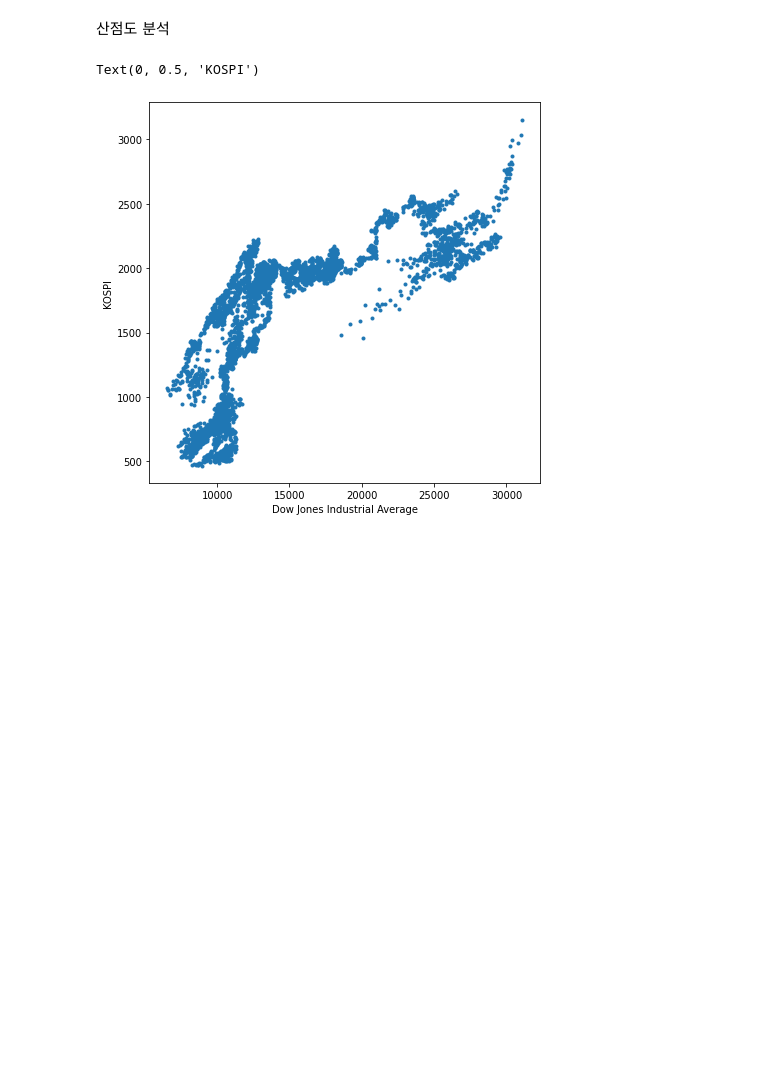
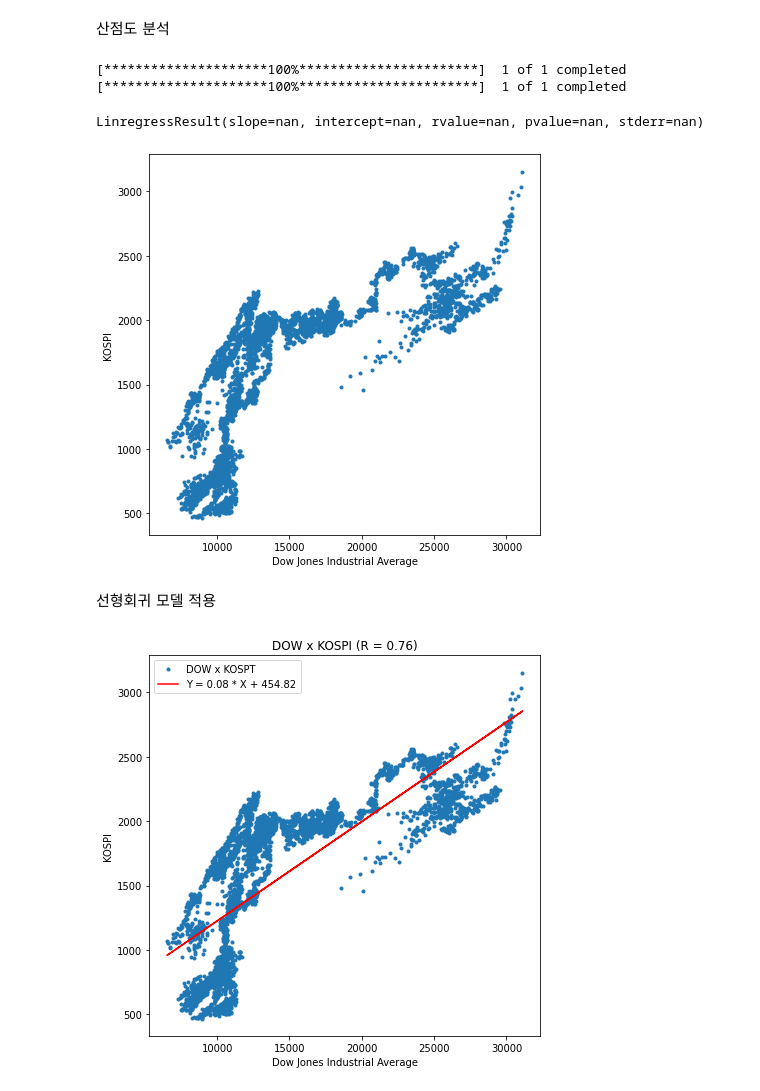
Before and after one commit to Dltmd202/StockAnalytics, a Jupyter notebook: StockAnalytics.ipynb, the cells around one changed output. Cells and saved outputs as stored; diff of their text form; code cells hidden in the pictures; blank space fills up the shorter version.

```diff
--- a/StockAnalytics.ipynb
+++ b/StockAnalytics.ipynb
@@ -237,7 +256,7 @@ plt.show()
 # %% [markdown]
 산점도 분석
 # %%
-
+import pandas as pd
 
 dow = pdr.get_data_yahoo('^DJI','2000-01-04')
 kospi = pdr.get_data_yahoo('^KS11','2000-01-04')
@@ -245,11 +264,39 @@ kospi = pdr.get_data_yahoo('^KS11','2000-01-04')
 df = pd.DataFrame({'DOW':dow['Close'] , 'KOSPI':kospi['Close']})
 df.fillna(method='bfill')
 df.fillna(method='ffill')
-
-plt.figure(figsize=(7,7))
-plt.scatter(df['DOW'],df['KOSPI'],marker='.')
-plt.xlabel("Dow Jones Industrial Average")
-plt.ylabel("KOSPI")
 # %% [output]
-Text(0, 0.5, 'KOSPI')
+[*********************100%***********************]  1 of 1 completed
+[*********************100%***********************]  1 of 1 completed
+LinregressResult(slope=nan, intercept=nan, rvalue=nan, pvalue=nan, stderr=nan)
 [figure]
+# %% [markdown]
+선형회귀 모델 적용
+# %%
+import yfinance as yf
+import pandas_datareader as pdr
+import pandas as pd
+import matplotlib.pyplot as plt
+from scipy import stats
+
+yf.pdr_override()
+dow = pdr.get_data_yahoo('^DJI','2000-01-04')
+kospi = pdr.get_data_yahoo('^KS11','2000-01-04')
+
+
+df = pd.DataFrame({'DOW':dow['Close'],'KOSPI':kospi['Close']})
+df = df.fillna(method='bfill')
+df = df.fillna(method='ffill')
+
+regr = stats.linregress(df['DOW'],df['KOSPI'])
+regr_line = f'Y = {regr.slope:.2f} * X + {regr.intercept:.2f}'
+
+plt.figure(figsize=(7,7))
+plt.plot(df['DOW'],df['KOSPI'],'.')
+plt.plot(df['DOW'], regr.slope * df['DOW'] + regr.intercept,'r')
+plt.legend(['DOW x KOSPT',regr_line])
+plt.title(f'DOW x KOSPI (R = {regr.rvalue:.2f})')
+plt.xlabel('Dow Jones Industrial Average')
+plt.ylabel('KOSPI')
+plt.show()
+# %% [output]
+[figure, added]
```
Also changed, not shown: parts of 7 cells of this notebook.
